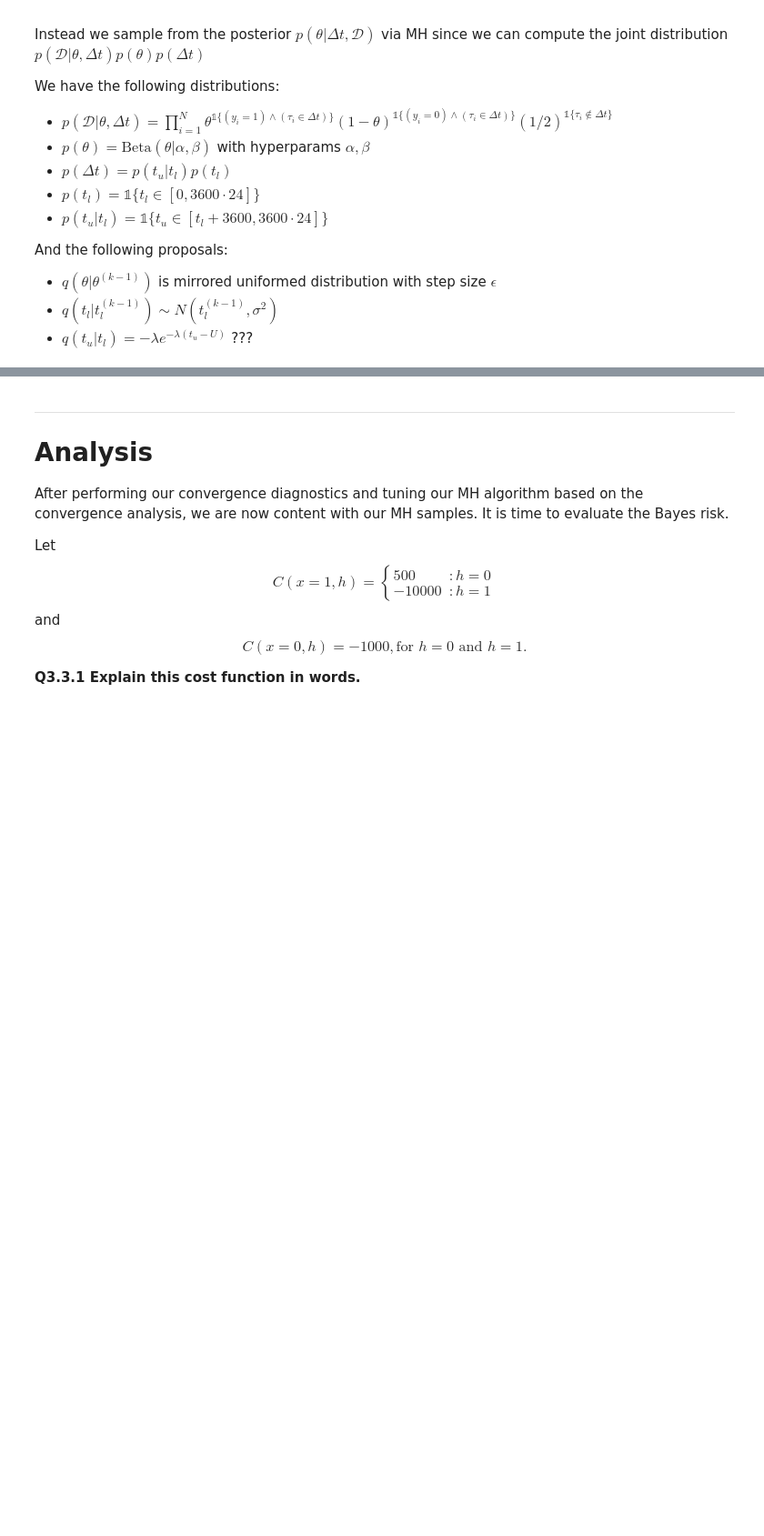
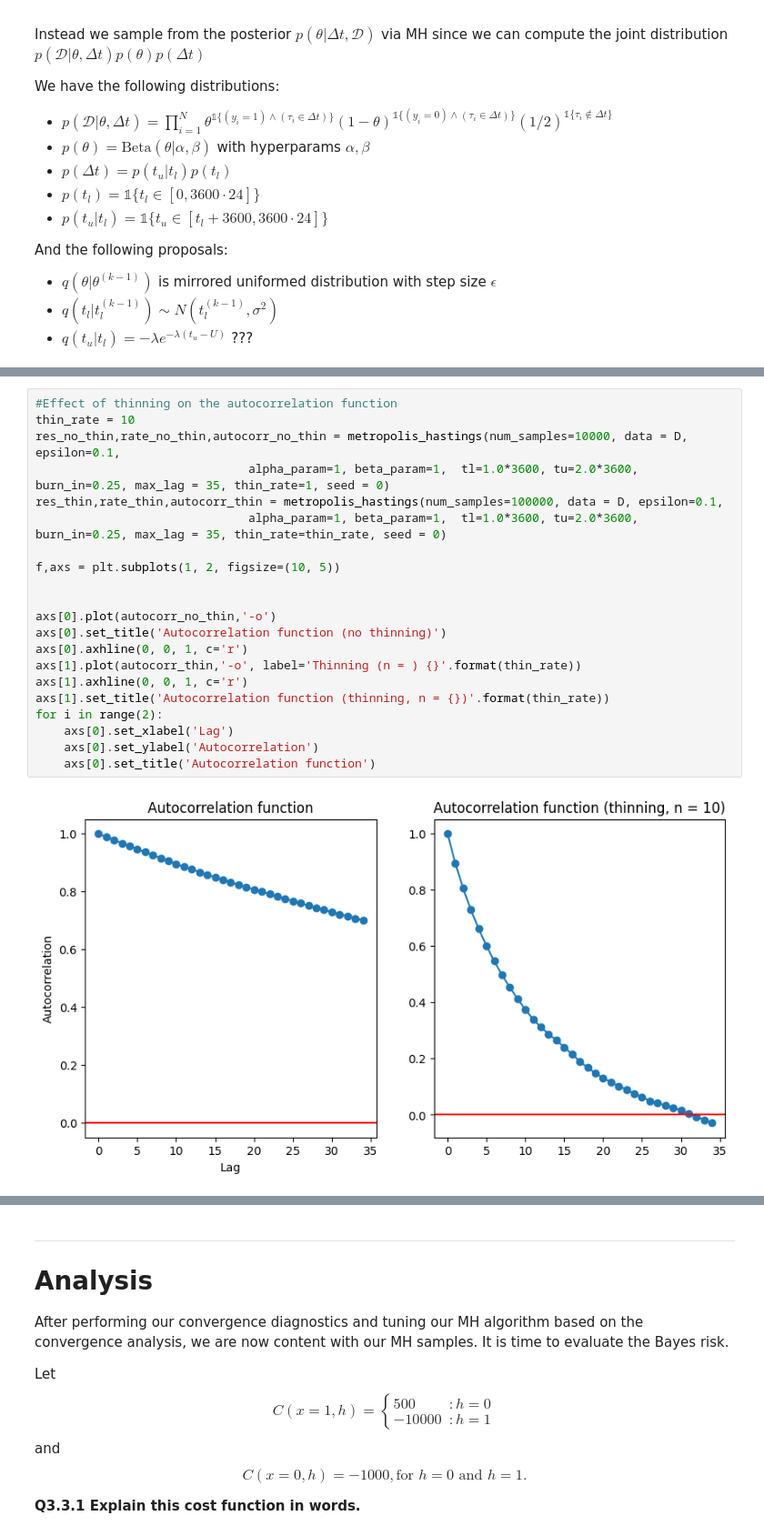
Before and after one commit to leonardodeclara/DD2447-Statistical-Methods-in-Applied-Computer-Science, a Jupyter notebook: Assignment_2/assignment2.ipynb, the cells around one changed output, grey strips where cells are left out. Shown at 91% size. Cells and saved outputs as stored; diff of their text form; blank space fills up the shorter version.

```diff
--- a/Assignment_2/assignment2.ipynb
+++ b/Assignment_2/assignment2.ipynb
@@ -532,0 +605,23 @@ Text(0.5, 1.0, '21.00-22.00')
+# %%
+#Effect of thinning on the autocorrelation function
+thin_rate = 10
+res_no_thin,rate_no_thin,autocorr_no_thin = metropolis_hastings(num_samples=10000, data = D, epsilon=0.1,
+                              alpha_param=1, beta_param=1,  tl=1.0*3600, tu=2.0*3600, burn_in=0.25, max_lag = 35, thin_rate=1, seed = 0)
+res_thin,rate_thin,autocorr_thin = metropolis_hastings(num_samples=100000, data = D, epsilon=0.1,
+                              alpha_param=1, beta_param=1,  tl=1.0*3600, tu=2.0*3600, burn_in=0.25, max_lag = 35, thin_rate=thin_rate, seed = 0)
+
+f,axs = plt.subplots(1, 2, figsize=(10, 5))
+
+
+axs[0].plot(autocorr_no_thin,'-o')
+axs[0].set_title('Autocorrelation function (no thinning)')
+axs[0].axhline(0, 0, 1, c='r')
+axs[1].plot(autocorr_thin,'-o', label='Thinning (n = ) {}'.format(thin_rate))
+axs[1].axhline(0, 0, 1, c='r')
+axs[1].set_title('Autocorrelation function (thinning, n = {})'.format(thin_rate))
+for i in range(2):
+    axs[0].set_xlabel('Lag')
+    axs[0].set_ylabel('Autocorrelation')
+    axs[0].set_title('Autocorrelation function')
+# %% [output]
+[figure, added]
```
Also changed, not shown: parts of 10 cells of this notebook.
